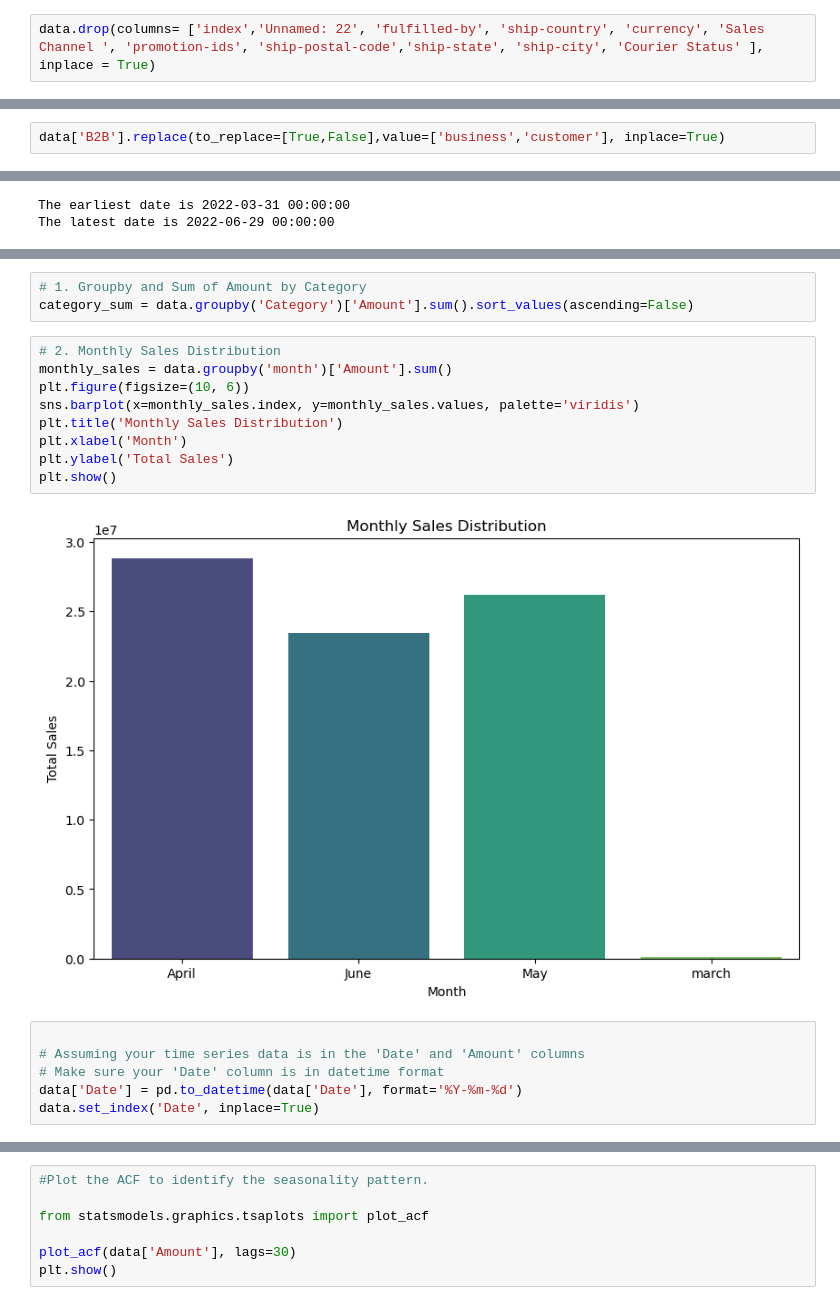
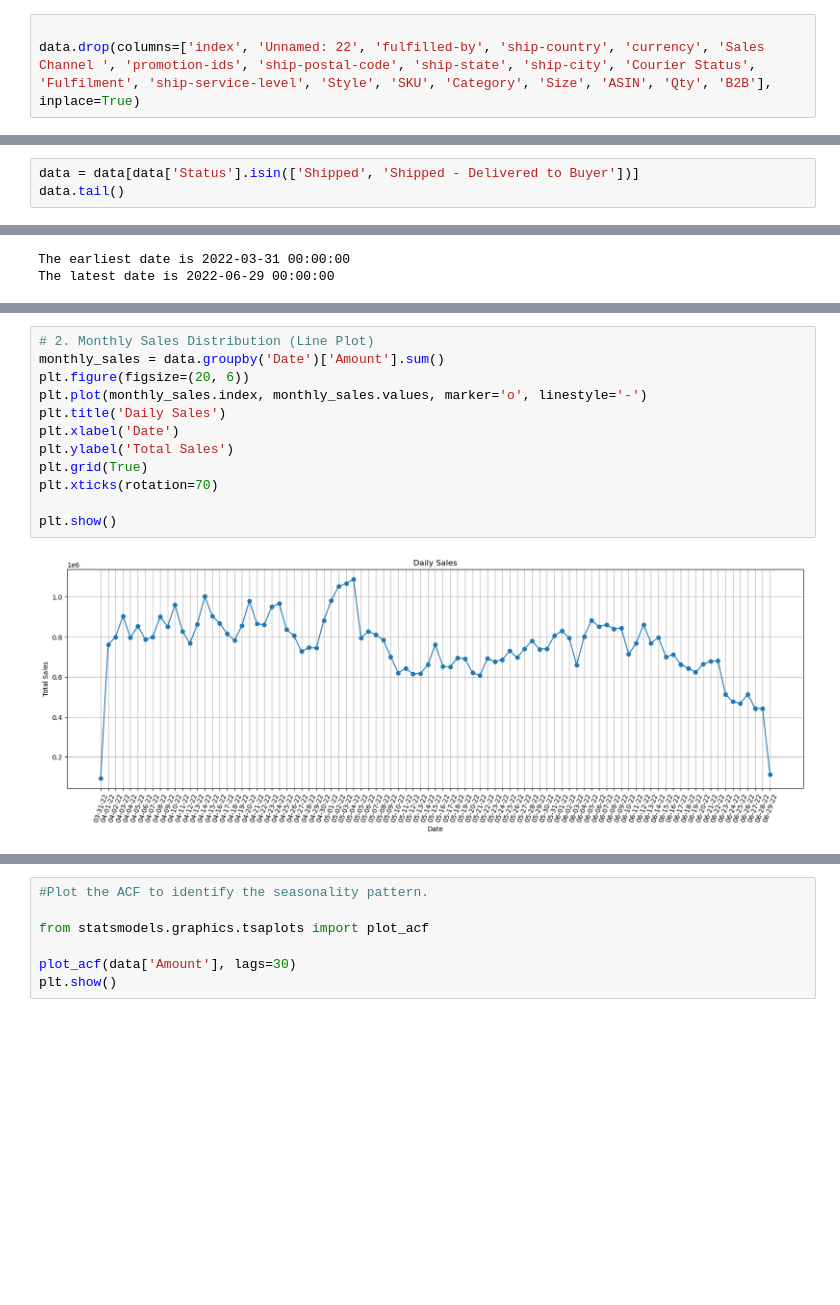
Before and after one commit to alfreddcm/dataanal, a Jupyter notebook: amazon-e-commerce-sales-dataset.ipynb, the cells around one changed output, grey strips where cells are left out. Saved outputs shown, nothing was run; the diff lists cells and outputs as text; blank space fills up the shorter version.

```diff
--- a/amazon-e-commerce-sales-dataset.ipynb
+++ b/amazon-e-commerce-sales-dataset.ipynb
@@ -124,7 +125,8 @@ fulfilled-by          89698
 Unnamed: 22           49050
 dtype: int64
 # %%
-data.drop(columns= ['index','Unnamed: 22', 'fulfilled-by', 'ship-country', 'currency', 'Sales Channel ', 'promotion-ids', 'ship-postal-code','ship-state', 'ship-city', 'Courier Status' ], inplace = True)
+
+data.drop(columns=['index', 'Unnamed: 22', 'fulfilled-by', 'ship-country', 'currency', 'Sales Channel ', 'promotion-ids', 'ship-postal-code', 'ship-state', 'ship-city', 'Courier Status', 'Fulfilment', 'ship-service-level', 'Style', 'SKU', 'Category', 'Size', 'ASIN', 'Qty', 'B2B'], inplace=True)
 # %%
 data.isnull().sum()
 # %% [output]
@@ -174,5 +158,3 @@ data.duplicated().sum()
 # Convert INR to USD using an exchange rate of 1 INR = 0.014 USD
 exchange_rate = 0.0120988
 data['Amount '] = data['Amount'].apply(lambda x: x * exchange_rate)
-# %%
-data['B2B'].replace(to_replace=[True,False],value=['business','customer'], inplace=True)
@@ -187,0 +161,3 @@ data.head()
+# %%
+data = data[data['Status'].isin(['Shipped', 'Shipped - Delivered to Buyer'])]
+data.tail()
@@ -213,20 +187,14 @@ data.head()
-# %%
-# 1. Groupby and Sum of Amount by Category
-category_sum = data.groupby('Category')['Amount'].sum().sort_values(ascending=False)
 # %%
-# 2. Monthly Sales Distribution
-monthly_sales = data.groupby('month')['Amount'].sum()
-plt.figure(figsize=(10, 6))
-sns.barplot(x=monthly_sales.index, y=monthly_sales.values, palette='viridis')
-plt.title('Monthly Sales Distribution')
-plt.xlabel('Month')
+# 2. Monthly Sales Distribution (Line Plot)
+monthly_sales = data.groupby('Date')['Amount'].sum()
+plt.figure(figsize=(20, 6))
+plt.plot(monthly_sales.index, monthly_sales.values, marker='o', linestyle='-')
+plt.title('Daily Sales')
+plt.xlabel('Date')
 plt.ylabel('Total Sales')
+plt.grid(True)
+plt.xticks(rotation=70)
+
 plt.show()
 # %% [output]
-[figure, old version]
+[figure, new version]
-# %%
-
-# Assuming your time series data is in the 'Date' and 'Amount' columns
-# Make sure your 'Date' column is in datetime format
-data['Date'] = pd.to_datetime(data['Date'], format='%Y-%m-%d')
-data.set_index('Date', inplace=True)
```
Also changed, not shown: parts of 19 cells of this notebook.
